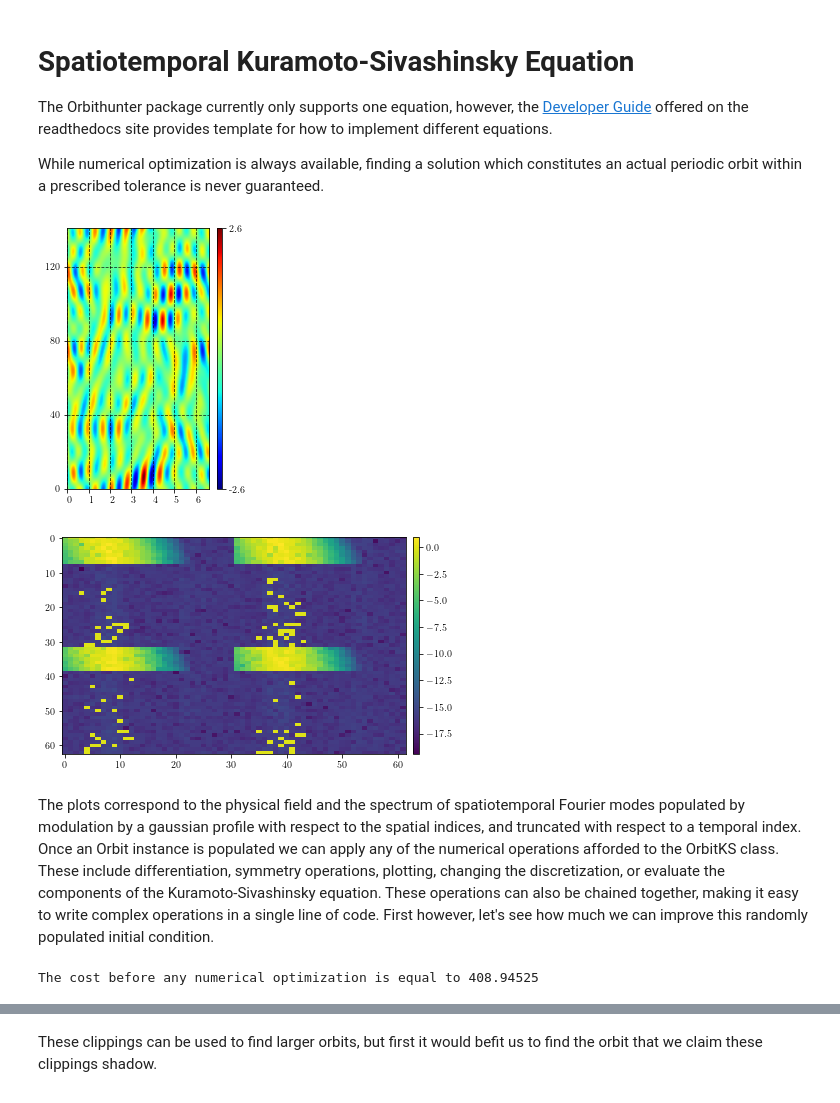
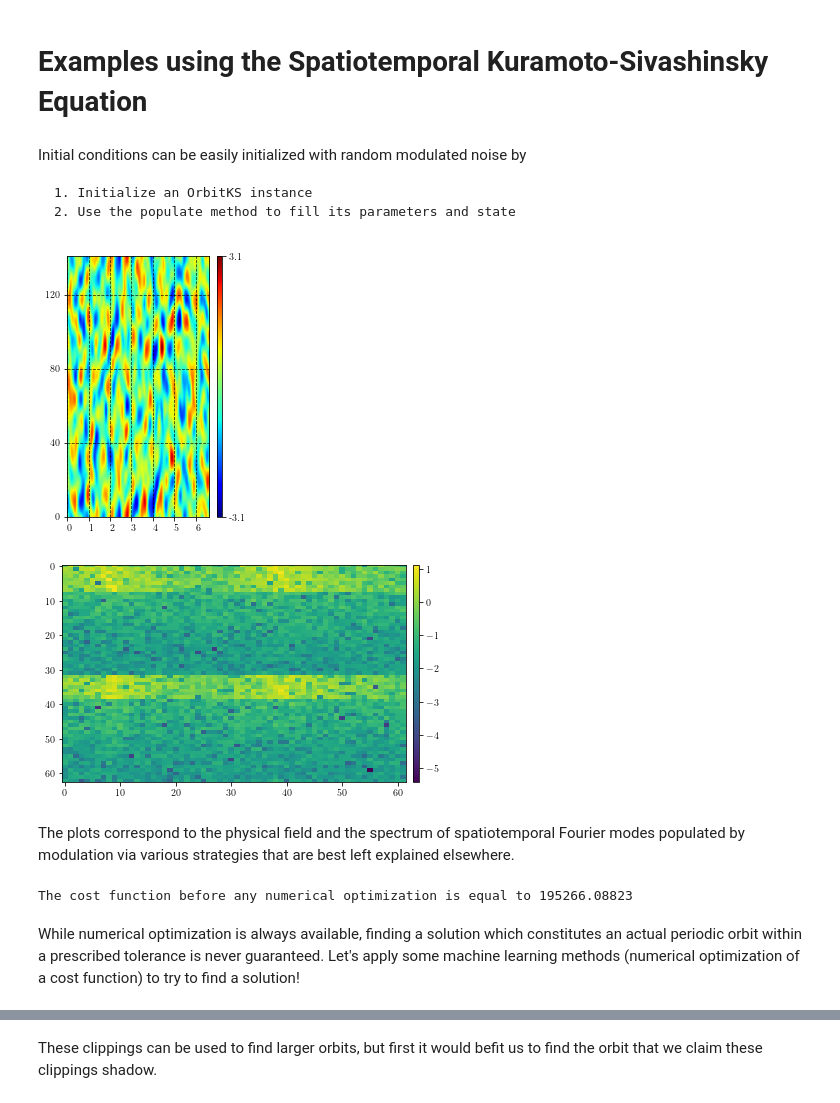
Before and after one commit to chaotic-systems/orbithunter, a Jupyter notebook: tutorial/tutorial.ipynb, the cells around one changed output, grey strips where cells are left out. Cells and saved outputs as stored; diff of their text form; code cells hidden in the pictures.

```diff
--- a/tutorial/tutorial.ipynb
+++ b/tutorial/tutorial.ipynb
@@ -59,31 +83,26 @@ These ``Orbit`` objects, the basis of ``orbithunter`` are designed to give high-
-# %% [markdown]
-# Spatiotemporal Kuramoto-Sivashinsky Equation
-
-The Orbithunter package currently only supports one equation, however, the [Developer Guide](https://orbithunter.readthedocs.io/en/latest/guide.html) offered on the readthedocs site provides template for
-how to implement different equations.
-
-While numerical optimization is always available, finding a solution which constitutes an actual periodic orbit within
-a prescribed tolerance is never guaranteed.
+# %% [markdown]
+# Examples using the Spatiotemporal Kuramoto-Sivashinsky Equation
+# %% [markdown]
+Initial conditions can be easily initialized with random modulated noise by
+
+    1. Initialize an OrbitKS instance
+    2. Use the populate method to fill its parameters and state
 # %%
 np.random.seed(99)
-orbit = OrbitKS().populate(seed=99, attr='all', temporal_modulation='truncate').rescale(2.5)
+orbit = OrbitKS().populate(seed=99, attr='all', spatial_modulation='exponential_sqrt', temporal_modulation='truncate').rescale(0.8, method='LP')
 orbit.plot(padding=True)
+orbit.mode_plot()
 # %% [output]
-[figure, old version]
+[figure, new version]
+[figure, added]
-# %%
-orbit.mode_plot()
-# %% [output]
-[figure, removed]
-# %% [markdown]
-The plots correspond to the physical field and the spectrum of spatiotemporal Fourier modes populated by modulation
-by a gaussian profile with respect to the spatial indices, and truncated with respect to a temporal index.
-Once an Orbit instance is populated we can apply any of the numerical operations afforded to the OrbitKS class.
-These include differentiation, symmetry operations, plotting, changing the discretization, or evaluate the
-components of the Kuramoto-Sivashinsky equation. These operations can also be chained together, making it
-easy to write complex operations in a single line of code. First however, let's see how much we can improve
-this randomly populated initial condition.
+# %% [markdown]
+The plots correspond to the physical field and the spectrum of spatiotemporal Fourier modes populated by modulation
+via various strategies that are best left explained elsewhere.
 # %%
 res = orbit.cost()
-print(f"The cost before any numerical optimization is equal to {res:.5f}")
+print(f"The cost function before any numerical optimization is equal to {res:.5f}")
 # %% [output]
-The cost before any numerical optimization is equal to 408.94525
+The cost function before any numerical optimization is equal to 195266.08823
+# %% [markdown]
+While numerical optimization is always available, finding a solution which constitutes an actual periodic orbit within
+a prescribed tolerance is never guaranteed. Let's apply some machine learning methods (numerical optimization of a cost function) to try to find a solution!
```
Also changed, not shown: parts of 20 cells of this notebook, 7 other files.
